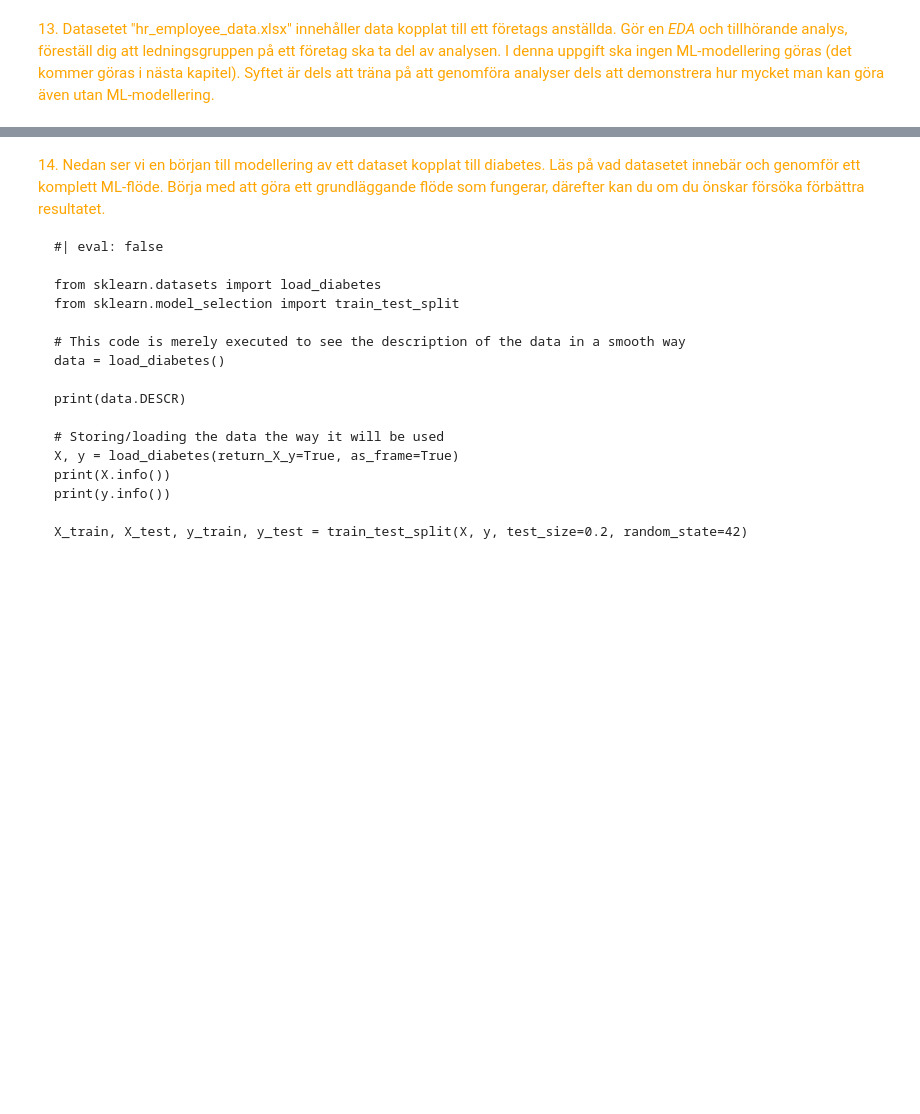
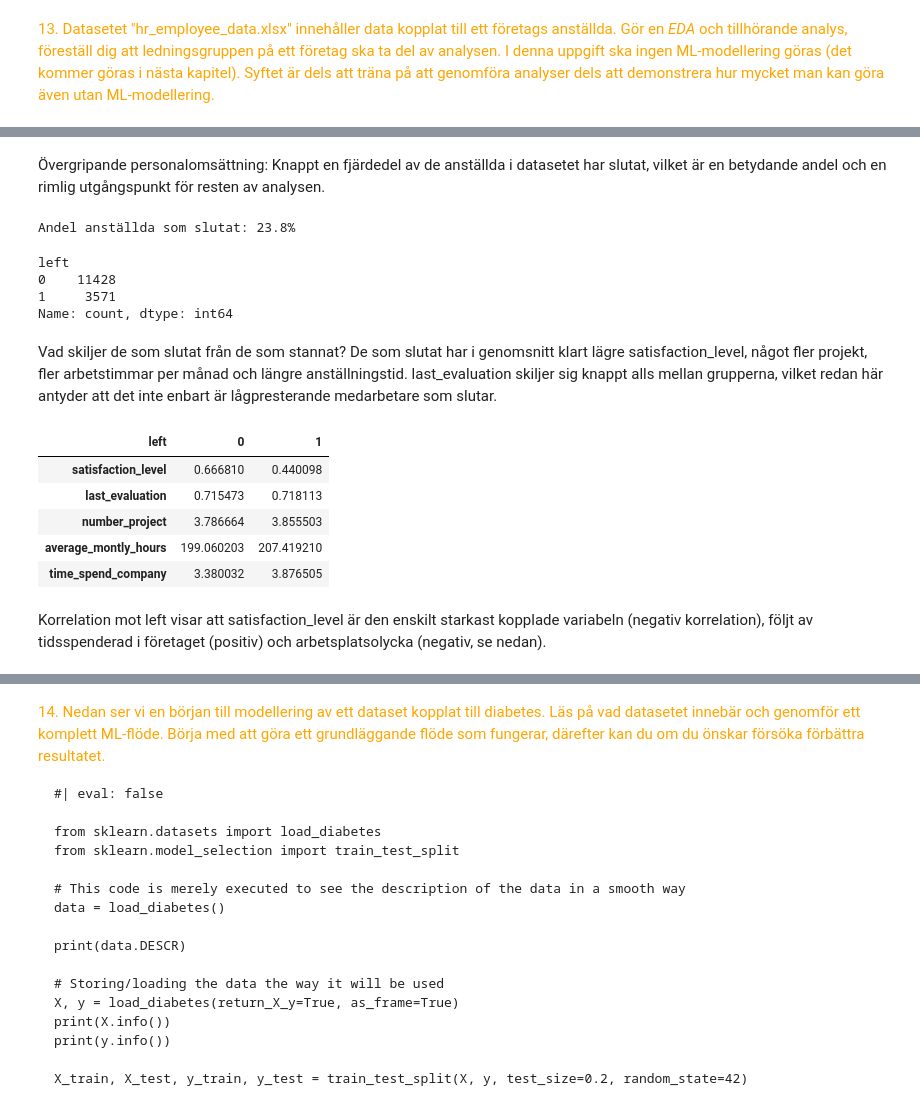
Before and after one commit to Marcusjk9/AI--vningar, a Jupyter notebook: kapitel_3.ipynb, the cells around one changed output, grey strips where cells are left out. Cells and saved outputs as stored; diff of their text form; code cells hidden in the pictures; blank space fills up the shorter version.

```diff
--- a/kapitel_3.ipynb
+++ b/kapitel_3.ipynb
@@ -74,0 +162,29 @@ b) Ridge regression är en regulariserad varit av linjära regressionsmodeller.
+# %% [markdown]
+Övergripande personalomsättning:
+Knappt en fjärdedel av de anställda i datasetet har slutat, vilket är en betydande andel och en rimlig utgångspunkt för resten av analysen.
+# %%
+churn_rate = df['left'].mean()
+print(f'Andel anställda som slutat: {churn_rate:.1%}')
+df['left'].value_counts()
+# %% [output]
+Andel anställda som slutat: 23.8%
+left
+0    11428
+1     3571
+Name: count, dtype: int64
+# %% [markdown]
+Vad skiljer de som slutat från de som stannat?
+De som slutat har i genomsnitt klart lägre satisfaction_level, något fler projekt, fler arbetstimmar per månad och längre anställningstid. last_evaluation skiljer sig knappt alls mellan grupperna, vilket redan här antyder att det inte enbart är lågpresterande medarbetare som slutar.
+# %%
+df.groupby('left')[
+    ['satisfaction_level', 'last_evaluation', 'number_project', 'average_montly_hours', 'time_spend_company']
+].mean().T
+# %% [output]
+| left | 0 | 1 |
+| satisfaction_level | 0.666810 | 0.440098 |
+| last_evaluation | 0.715473 | 0.718113 |
+| number_project | 3.786664 | 3.855503 |
+| average_montly_hours | 199.060203 | 207.419210 |
+| time_spend_company | 3.380032 | 3.876505 |
+# %% [markdown]
+Korrelation mot left visar att satisfaction_level är den enskilt starkast kopplade variabeln (negativ korrelation), följt av tidsspenderad i företaget (positiv) och arbetsplatsolycka (negativ, se nedan).
```
Also changed, not shown: parts of 20 cells of this notebook.
